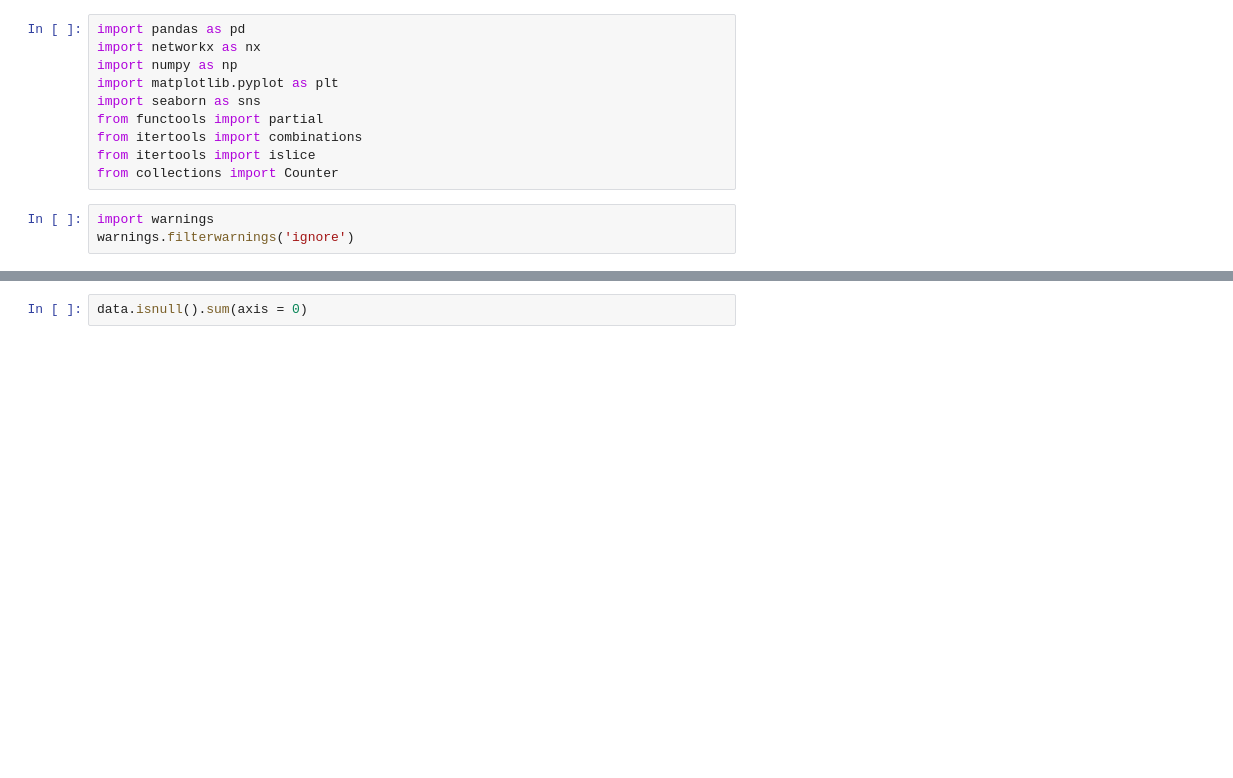
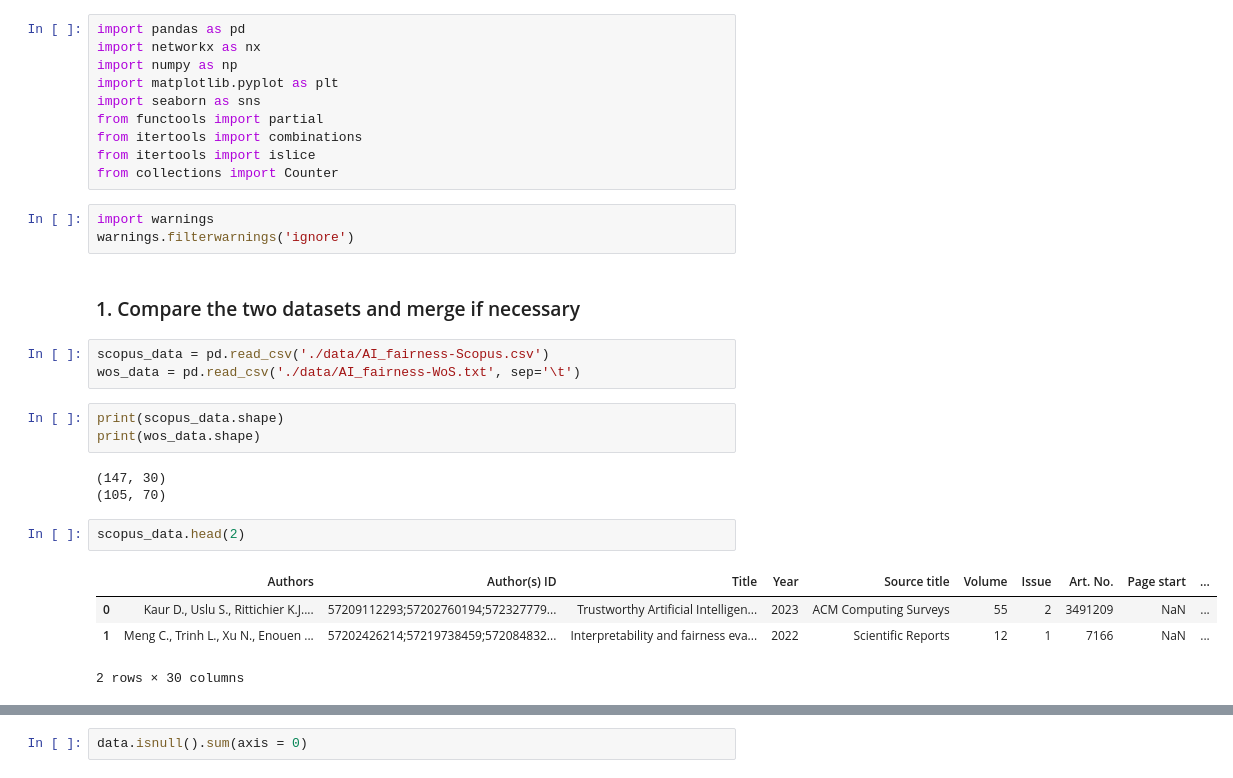
Before and after one commit to marymlucas/co-authorship-sna, a Jupyter notebook: project_SCOPUS1.ipynb, the cells around one changed output, grey strips where cells are left out. Cells and saved outputs as stored; diff of their text form; blank space fills up the shorter version.

```diff
--- a/project_SCOPUS1.ipynb
+++ b/project_SCOPUS1.ipynb
@@ -23,3 +25,21 @@ from collections import Counter
 # %%
 import warnings
 warnings.filterwarnings('ignore')
+# %% [markdown]
+### 1. Compare the two datasets and merge if necessary
+# %%
+scopus_data = pd.read_csv('./data/AI_fairness-Scopus.csv')
+wos_data = pd.read_csv('./data/AI_fairness-WoS.txt', sep='\t')
+# %%
+print(scopus_data.shape)
+print(wos_data.shape)
+# %% [output]
+(147, 30)
+(105, 70)
+# %%
+scopus_data.head(2)
+# %% [output]
+|  | Authors | Author(s) ID | Title | Year | Source title | Volume | Issue | Art. No. | Page start | ... |
+| 0 | Kaur D., Uslu S., Rittichier K.J.... | 57209112293;57202760194;572327779... | Trustworthy Artificial Intelligen... | 2023 | ACM Computing Surveys | 55 | 2 | 3491209 | NaN | ... |
+| 1 | Meng C., Trinh L., Xu N., Enouen ... | 57202426214;57219738459;572084832... | Interpretability and fairness eva... | 2022 | Scientific Reports | 12 | 1 | 7166 | NaN | ... |
+2 rows × 30 columns
```
Also changed, not shown: parts of 85 cells of this notebook, 8 other files.
